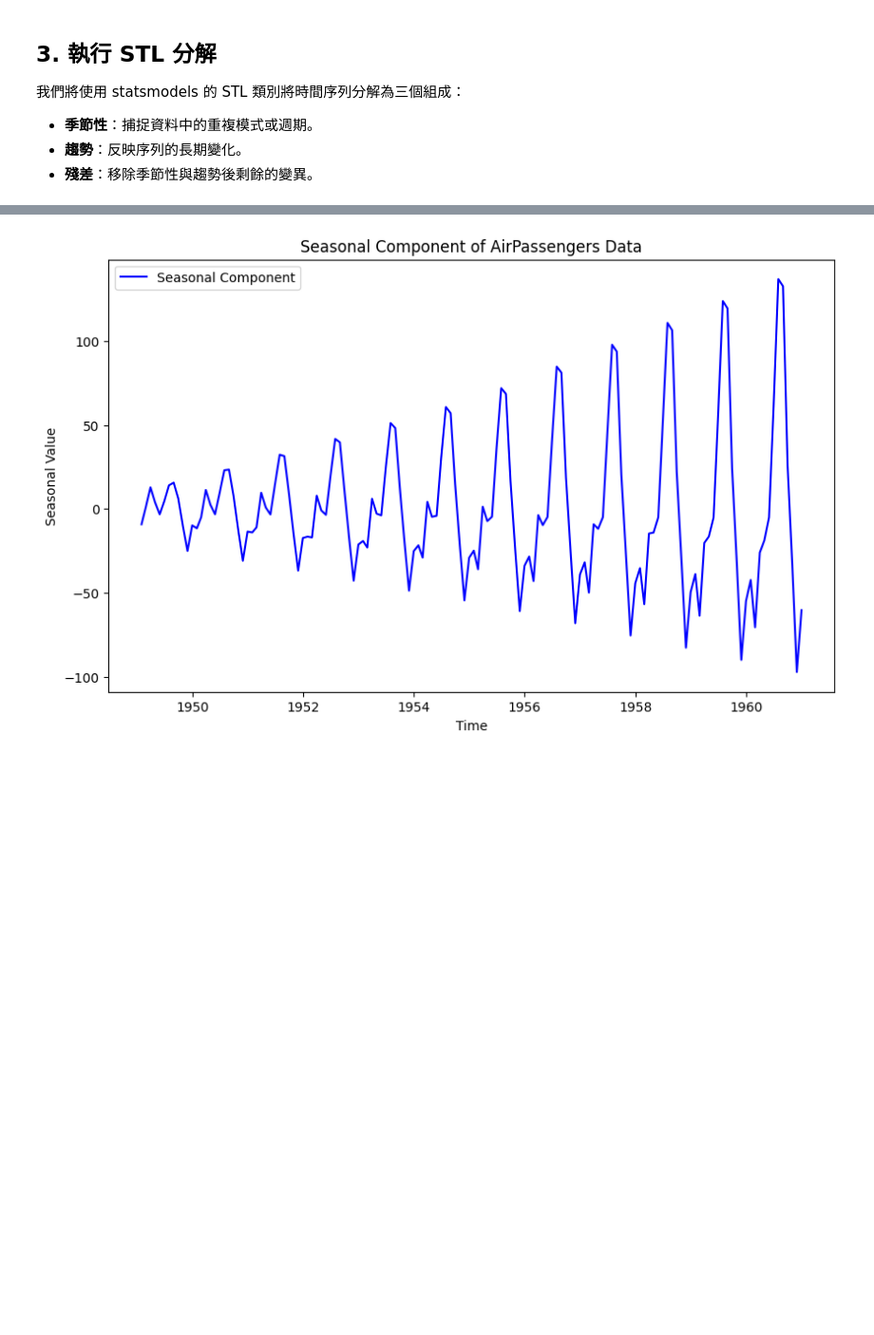
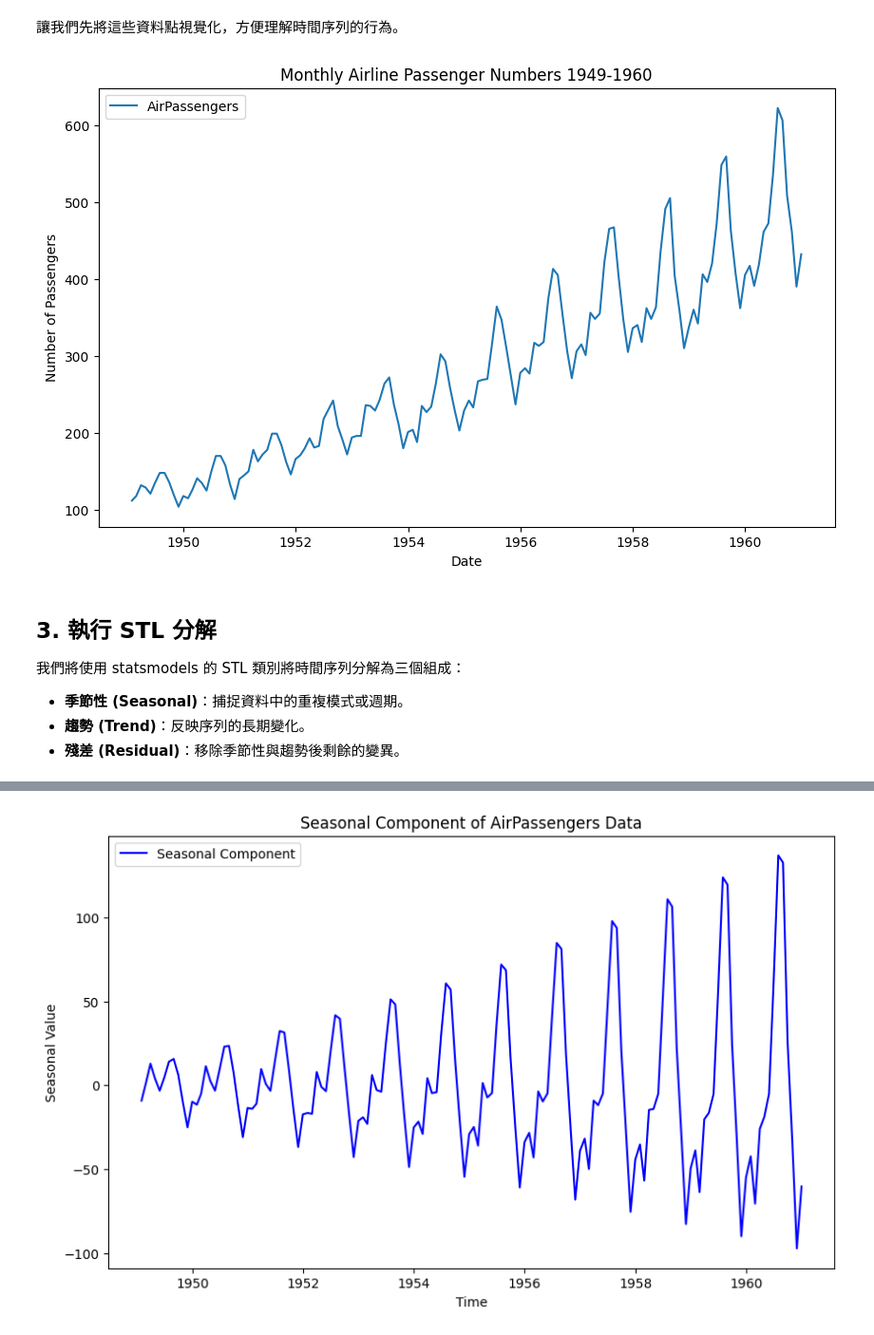
Before and after one commit to jonascheng/anomalyebook, a Jupyter notebook: 03_stl-decomposition.ipynb, the cells around one changed output, grey strips where cells are left out. Shown at 95% size. Saved outputs shown, nothing was run; the diff lists cells and outputs as text; code cells hidden in the pictures; blank space fills up the shorter version.

```diff
--- a/03_stl-decomposition.ipynb
+++ b/03_stl-decomposition.ipynb
@@ -62,9 +70,22 @@ data.head(24)
+# %% [markdown]
+讓我們先將這些資料點視覺化，方便理解時間序列的行為。
+# %%
+# 繪製時間序列圖
+plt.figure(figsize=(10, 6))
+plt.plot(data.index, data['value'], label='AirPassengers')
+plt.title('Monthly Airline Passenger Numbers 1949-1960')
+plt.xlabel('Date')
+plt.ylabel('Number of Passengers')
+plt.legend()
+plt.show()
+# %% [output]
+[figure, added]
 # %% [markdown]
 ## 3. 執行 STL 分解
 
 我們將使用 statsmodels 的 STL 類別將時間序列分解為三個組成：
-- **季節性**：捕捉資料中的重複模式或週期。
-- **趨勢**：反映序列的長期變化。
-- **殘差**：移除季節性與趨勢後剩餘的變異。
+- **季節性 (Seasonal)**：捕捉資料中的重複模式或週期。
+- **趨勢 (Trend)**：反映序列的長期變化。
+- **殘差 (Residual)**：移除季節性與趨勢後剩餘的變異。
 # %%
 # 執行 STL 分解
```
Also changed, not shown: parts of 17 cells of this notebook.
